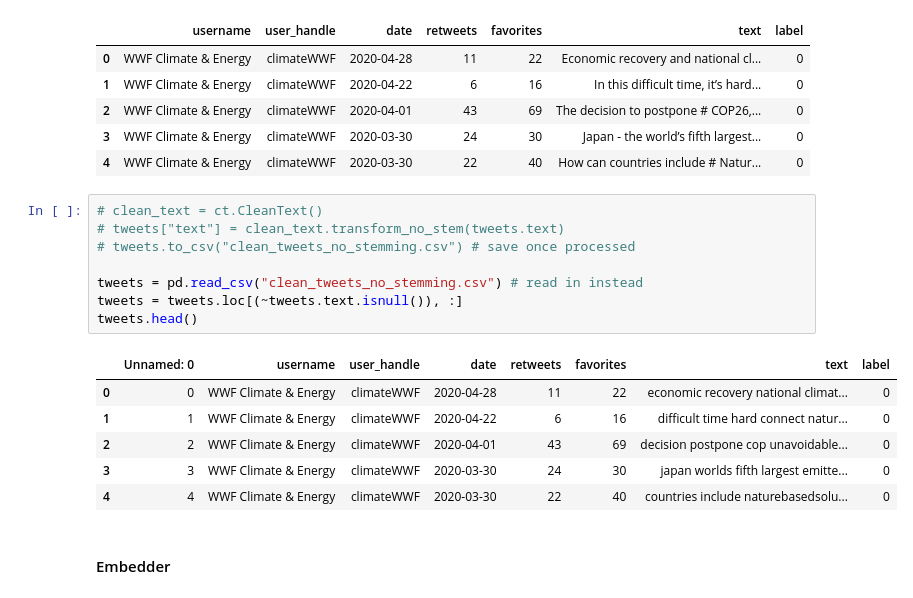
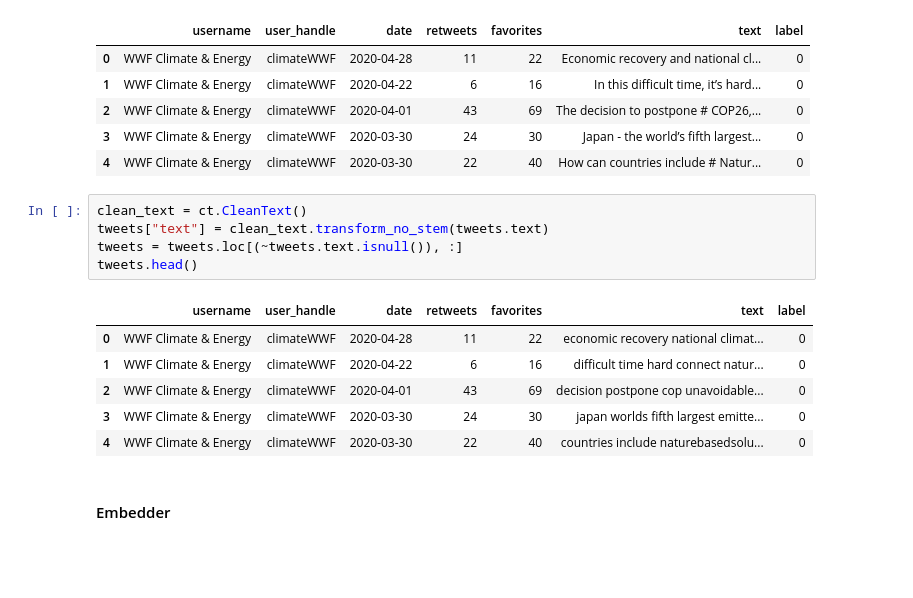
Before and after one commit to JasonTarzan/StatLearnProj, a Jupyter notebook: Iason/FastText_Pretrained_Embeddings.ipynb, the cells around one changed output. Saved outputs shown, nothing was run; the diff lists cells and outputs as text; blank space fills up the shorter version.

```diff
--- a/Iason/FastText_Pretrained_Embeddings.ipynb
+++ b/Iason/FastText_Pretrained_Embeddings.ipynb
@@ -33,20 +33,17 @@ tweets.head()
 | 3 | WWF Climate & Energy | climateWWF | 2020-03-30 | 24 | 30 | Japan - the world’s fifth largest... | 0 |
 | 4 | WWF Climate & Energy | climateWWF | 2020-03-30 | 22 | 40 | How can countries include # Natur... | 0 |
 # %%
-# clean_text = ct.CleanText()
-# tweets["text"] = clean_text.transform_no_stem(tweets.text)
-# tweets.to_csv("clean_tweets_no_stemming.csv") # save once processed
-
-tweets = pd.read_csv("clean_tweets_no_stemming.csv") # read in instead
+clean_text = ct.CleanText()
+tweets["text"] = clean_text.transform_no_stem(tweets.text)
 tweets = tweets.loc[(~tweets.text.isnull()), :]
 tweets.head()
 # %% [output]
-|  | Unnamed: 0 | username | user_handle | date | retweets | favorites | text | label |
-| 0 | 0 | WWF Climate & Energy | climateWWF | 2020-04-28 | 11 | 22 | economic recovery national climat... | 0 |
-| 1 | 1 | WWF Climate & Energy | climateWWF | 2020-04-22 | 6 | 16 | difficult time hard connect natur... | 0 |
-| 2 | 2 | WWF Climate & Energy | climateWWF | 2020-04-01 | 43 | 69 | decision postpone cop unavoidable... | 0 |
-| 3 | 3 | WWF Climate & Energy | climateWWF | 2020-03-30 | 24 | 30 | japan worlds fifth largest emitte... | 0 |
-| 4 | 4 | WWF Climate & Energy | climateWWF | 2020-03-30 | 22 | 40 | countries include naturebasedsolu... | 0 |
+|  | username | user_handle | date | retweets | favorites | text | label |
+| 0 | WWF Climate & Energy | climateWWF | 2020-04-28 | 11 | 22 | economic recovery national climat... | 0 |
+| 1 | WWF Climate & Energy | climateWWF | 2020-04-22 | 6 | 16 | difficult time hard connect natur... | 0 |
+| 2 | WWF Climate & Energy | climateWWF | 2020-04-01 | 43 | 69 | decision postpone cop unavoidable... | 0 |
+| 3 | WWF Climate & Energy | climateWWF | 2020-03-30 | 24 | 30 | japan worlds fifth largest emitte... | 0 |
+| 4 | WWF Climate & Energy | climateWWF | 2020-03-30 | 22 | 40 | countries include naturebasedsolu... | 0 |
 # %% [markdown]
 #### Embedder
 # %%
```
Also changed, not shown: parts of 7 cells of this notebook, 2 other files.
